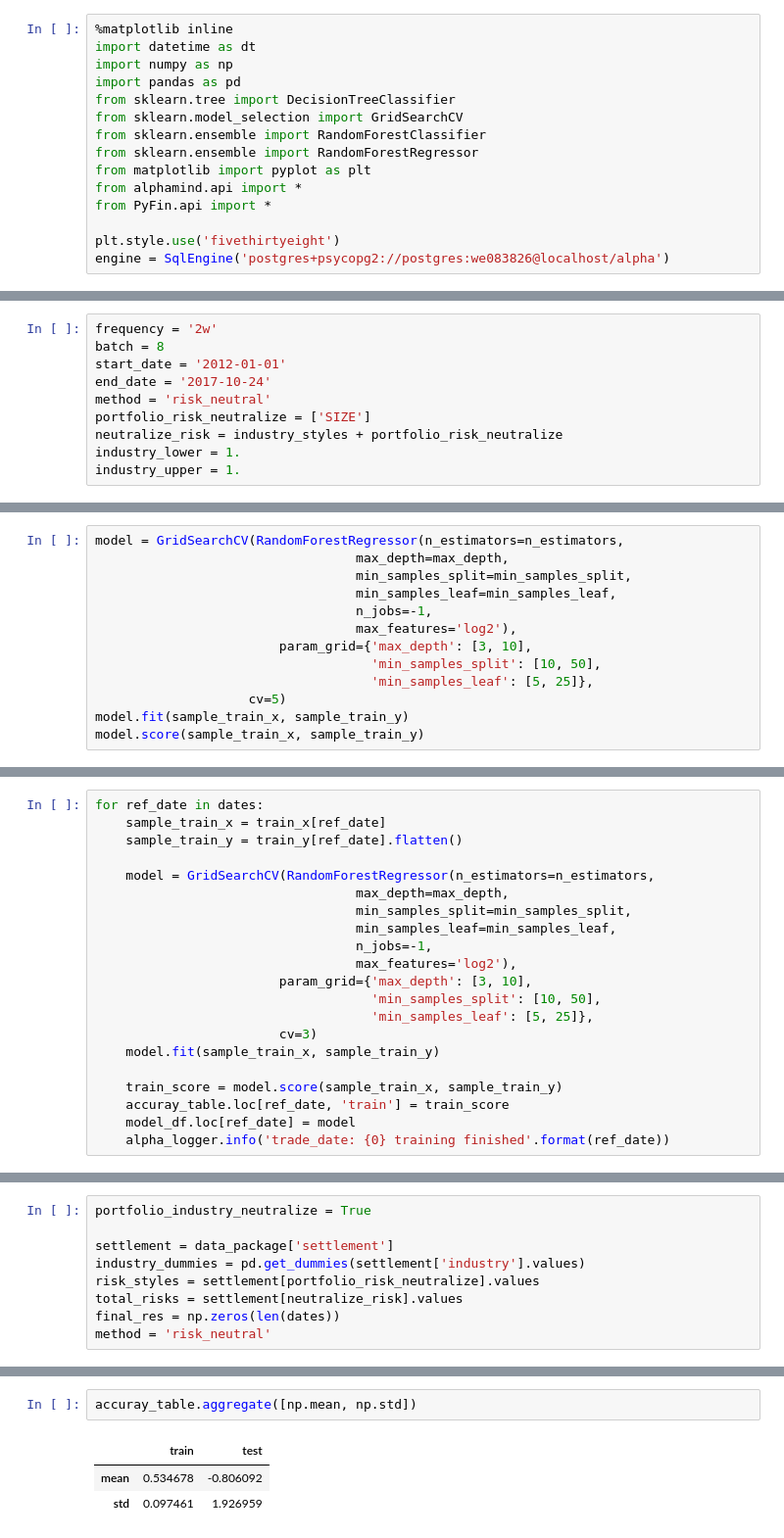
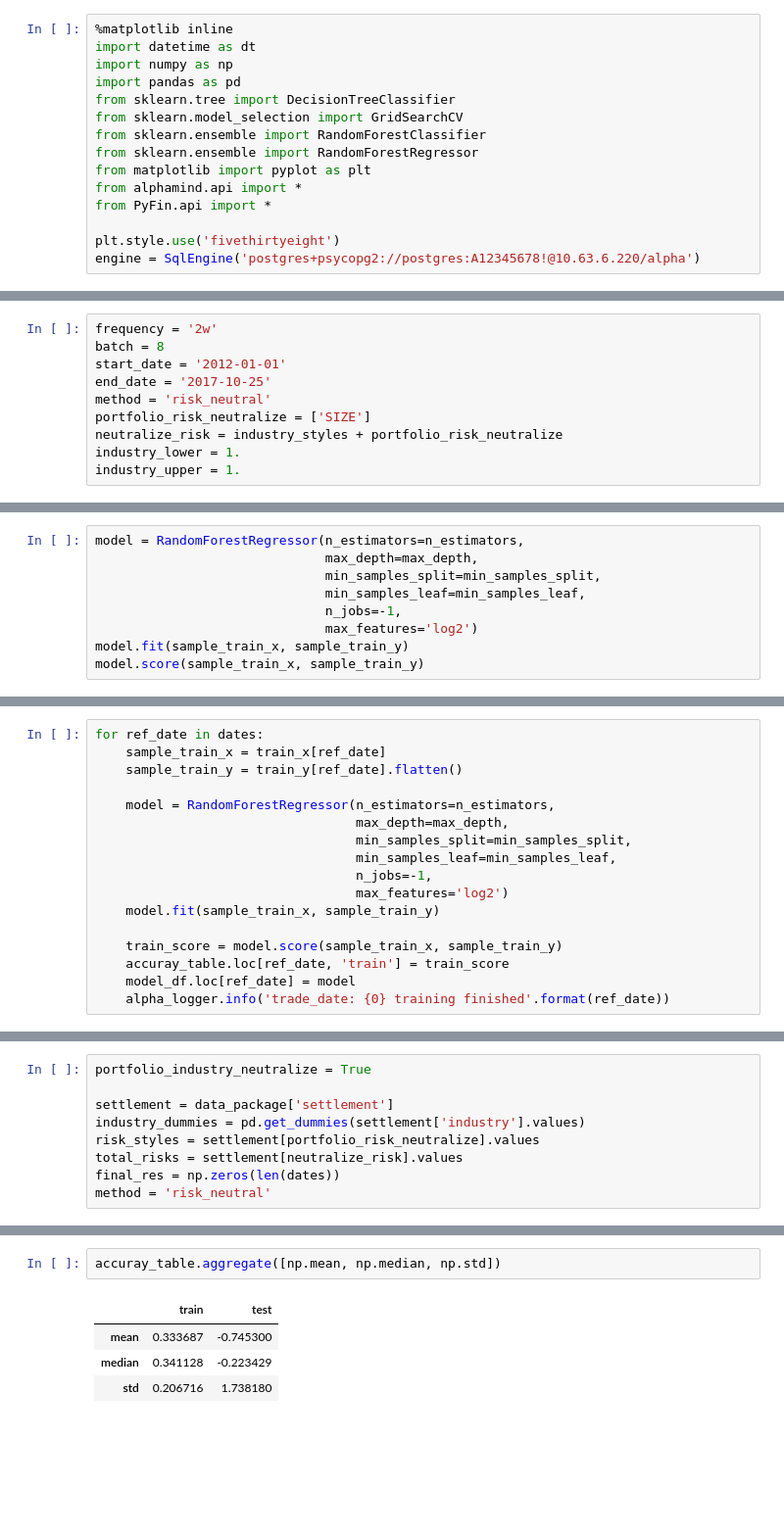
Before and after one commit to alpha-miner/alpha-mind, a Jupyter notebook: notebooks/machine learning/tree_based_method.ipynb, the cells around one changed output, grey strips where cells are left out. Shown at 98% size. Drawn from its saved outputs; the diff is of its cells as text; blank space fills up the shorter version.

```diff
--- a/notebooks/machine learning/tree_based_method.ipynb
+++ b/notebooks/machine learning/tree_based_method.ipynb
@@ -12,7 +12,7 @@ from alphamind.api import *
 from PyFin.api import *
 
 plt.style.use('fivethirtyeight')
-engine = SqlEngine('postgres+psycopg2://postgres:we083826@localhost/alpha')
+engine = SqlEngine('postgres+psycopg2://postgres:A12345678!@10.63.6.220/alpha')
 # %%
 u_name = 'zz500'
 benchmark = 905
@@ -37,7 +37,7 @@ alpha_factors.__len__()
 frequency = '2w'
 batch = 8
 start_date = '2012-01-01'
-end_date = '2017-10-24'
+end_date = '2017-10-25'
 method = 'risk_neutral'
 portfolio_risk_neutralize = ['SIZE']
 neutralize_risk = industry_styles + portfolio_risk_neutralize
@@ -98,16 +98,12 @@ max_depth = 10
 min_samples_split = 5
 min_samples_leaf = 2
 # %%
-model = GridSearchCV(RandomForestRegressor(n_estimators=n_estimators,
-                                  max_depth=max_depth,
-                                  min_samples_split=min_samples_split,
-                                  min_samples_leaf=min_samples_leaf,
-                                  n_jobs=-1,
-                                  max_features='log2'),
-                        param_grid={'max_depth': [3, 10],
-                                    'min_samples_split': [10, 50],
-                                    'min_samples_leaf': [5, 25]},
-                    cv=5)
+model = RandomForestRegressor(n_estimators=n_estimators,
+                              max_depth=max_depth,
+                              min_samples_split=min_samples_split,
+                              min_samples_leaf=min_samples_leaf,
+                              n_jobs=-1,
+                              max_features='log2')
 model.fit(sample_train_x, sample_train_y)
 model.score(sample_train_x, sample_train_y)
 # %% [output]
@@ -132,16 +128,12 @@ for ref_date in dates:
     sample_train_x = train_x[ref_date]
     sample_train_y = train_y[ref_date].flatten()
 
-    model = GridSearchCV(RandomForestRegressor(n_estimators=n_estimators,
+    model = RandomForestRegressor(n_estimators=n_estimators,
                                   max_depth=max_depth,
                                   min_samples_split=min_samples_split,
                                   min_samples_leaf=min_samples_leaf,
                                   n_jobs=-1,
-                                  max_features='log2'),
-                        param_grid={'max_depth': [3, 10],
-                                    'min_samples_split': [10, 50],
-                                    'min_samples_leaf': [5, 25]},
-                        cv=3)
+                                  max_features='log2')
     model.fit(sample_train_x, sample_train_y)
 
     train_score = model.score(sample_train_x, sample_train_y)
@@ -260,6 +252,7 @@ plt.title('Prod factors model {1} ({0})'.format(method, model.__class__.__name__
 # %%
-accuray_table.aggregate([np.mean, np.std])
+accuray_table.aggregate([np.mean, np.median, np.std])
 # %% [output]
 |  | train | test |
-| mean | 0.534678 | -0.806092 |
-| std | 0.097461 | 1.926959 |
+| mean | 0.333687 | -0.745300 |
+| median | 0.341128 | -0.223429 |
+| std | 0.206716 | 1.738180 |
```
Also changed, not shown: parts of 14 cells of this notebook, 2 other files.
